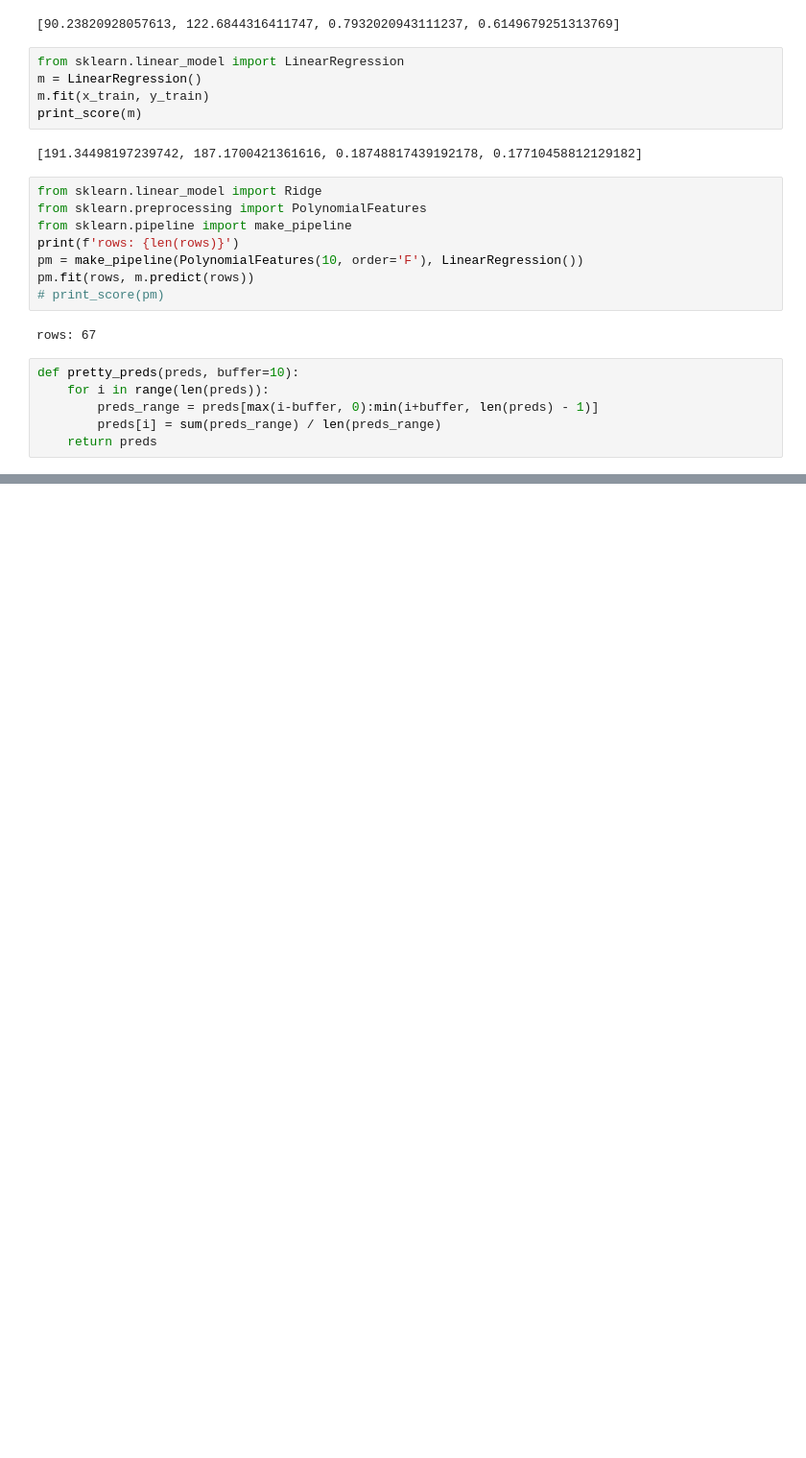
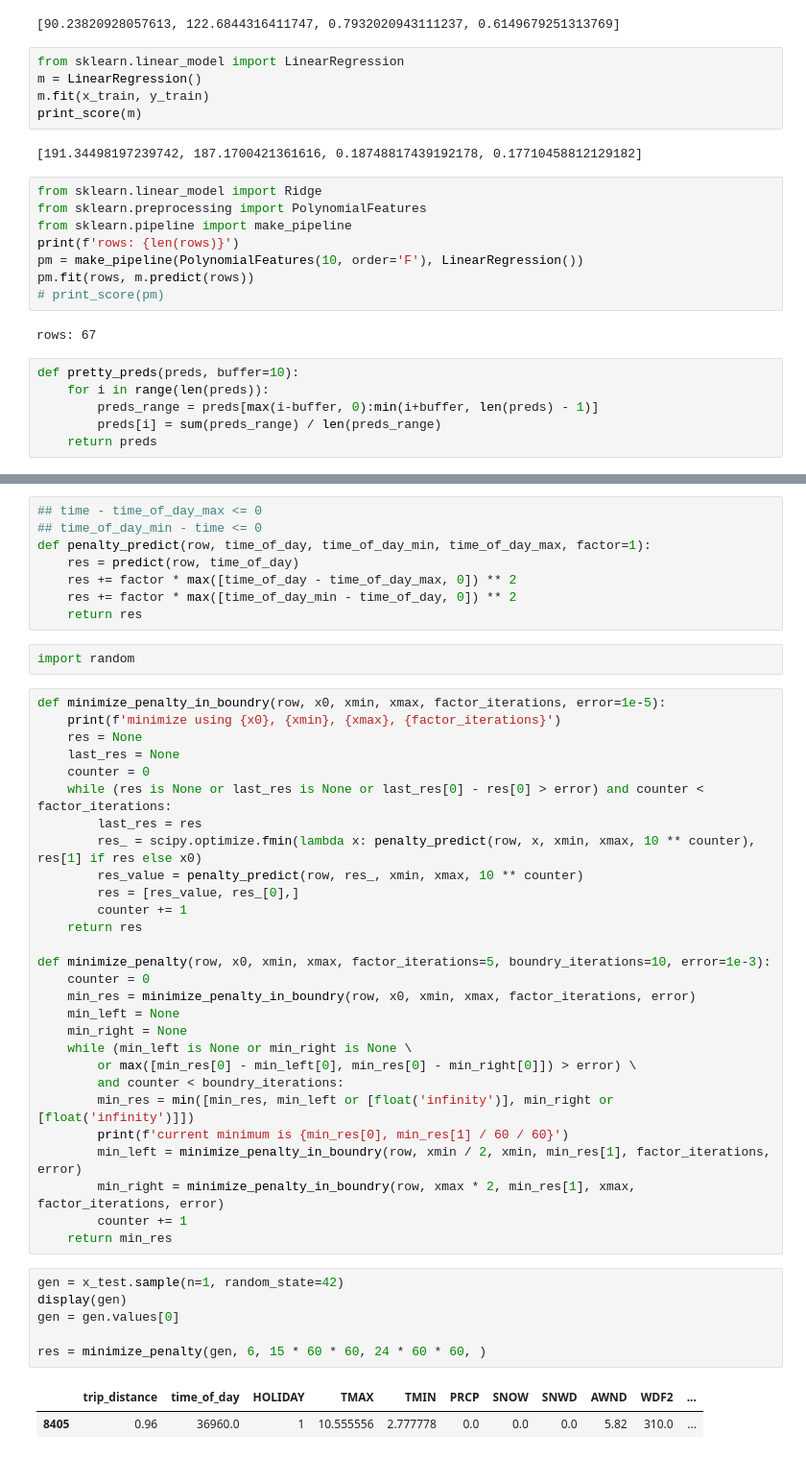
Before and after one commit to JudahGazit/optimization-course, a Jupyter notebook: jupyter/features-taxis.ipynb, the cells around one changed output, grey strips where cells are left out. Shown at 96% size. Cells and saved outputs as stored; diff of their text form; blank space fills up the shorter version.

```diff
--- a/jupyter/features-taxis.ipynb
+++ b/jupyter/features-taxis.ipynb
@@ -239,0 +269,47 @@ M
+# %%
+## time - time_of_day_max <= 0
+## time_of_day_min - time <= 0
+def penalty_predict(row, time_of_day, time_of_day_min, time_of_day_max, factor=1):
+    res = predict(row, time_of_day)
+    res += factor * max([time_of_day - time_of_day_max, 0]) ** 2
+    res += factor * max([time_of_day_min - time_of_day, 0]) ** 2
+    return res
+# %%
+import random
+# %%
+def minimize_penalty_in_boundry(row, x0, xmin, xmax, factor_iterations, error=1e-5):
+    print(f'minimize using {x0}, {xmin}, {xmax}, {factor_iterations}')
+    res = None
+    last_res = None
+    counter = 0
+    while (res is None or last_res is None or last_res[0] - res[0] > error) and counter < factor_iterations:
+        last_res = res
+        res_ = scipy.optimize.fmin(lambda x: penalty_predict(row, x, xmin, xmax, 10 ** counter), res[1] if res else x0)
+        res_value = penalty_predict(row, res_, xmin, xmax, 10 ** counter)
+        res = [res_value, res_[0],]
+        counter += 1
+    return res
+
+def minimize_penalty(row, x0, xmin, xmax, factor_iterations=5, boundry_iterations=10, error=1e-3):
+    counter = 0
+    min_res = minimize_penalty_in_boundry(row, x0, xmin, xmax, factor_iterations, error)
+    min_left = None
+    min_right = None
+    while (min_left is None or min_right is None \
+        or max([min_res[0] - min_left[0], min_res[0] - min_right[0]]) > error) \
+        and counter < boundry_iterations:
+        min_res = min([min_res, min_left or [float('infinity')], min_right or [float('infinity')]])
+        print(f'current minimum is {min_res[0], min_res[1] / 60 / 60}')
+        min_left = minimize_penalty_in_boundry(row, xmin / 2, xmin, min_res[1], factor_iterations, error)
+        min_right = minimize_penalty_in_boundry(row, xmax * 2, min_res[1], xmax, factor_iterations, error)
+        counter += 1
+    return min_res
+# %%
+gen = x_test.sample(n=1, random_state=42)
+display(gen)
+gen = gen.values[0]
+
+res = minimize_penalty(gen, 6, 15 * 60 * 60, 24 * 60 * 60, )
+# %% [output]
+|  | trip_distance | time_of_day | HOLIDAY | TMAX | TMIN | PRCP | SNOW | SNWD | AWND | WDF2 | ... |
+| 8405 | 0.96 | 36960.0 | 1 | 10.555556 | 2.777778 | 0.0 | 0.0 | 0.0 | 5.82 | 310.0 | ... |
```
Also changed, not shown: parts of 10 cells of this notebook, 1 other file.
